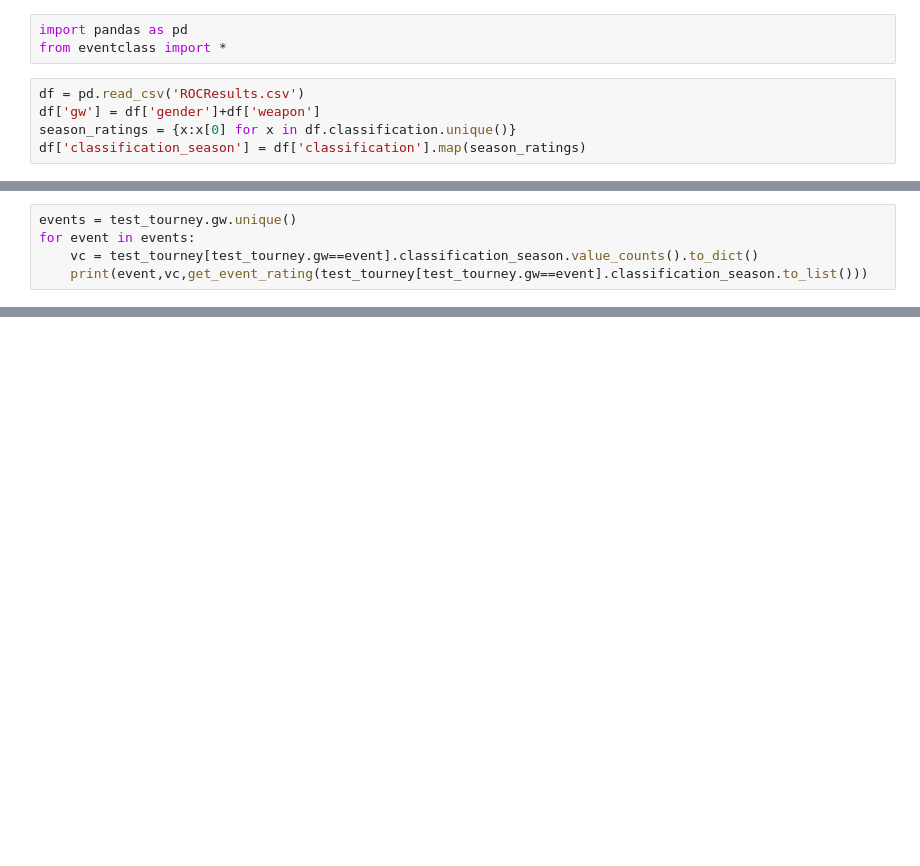
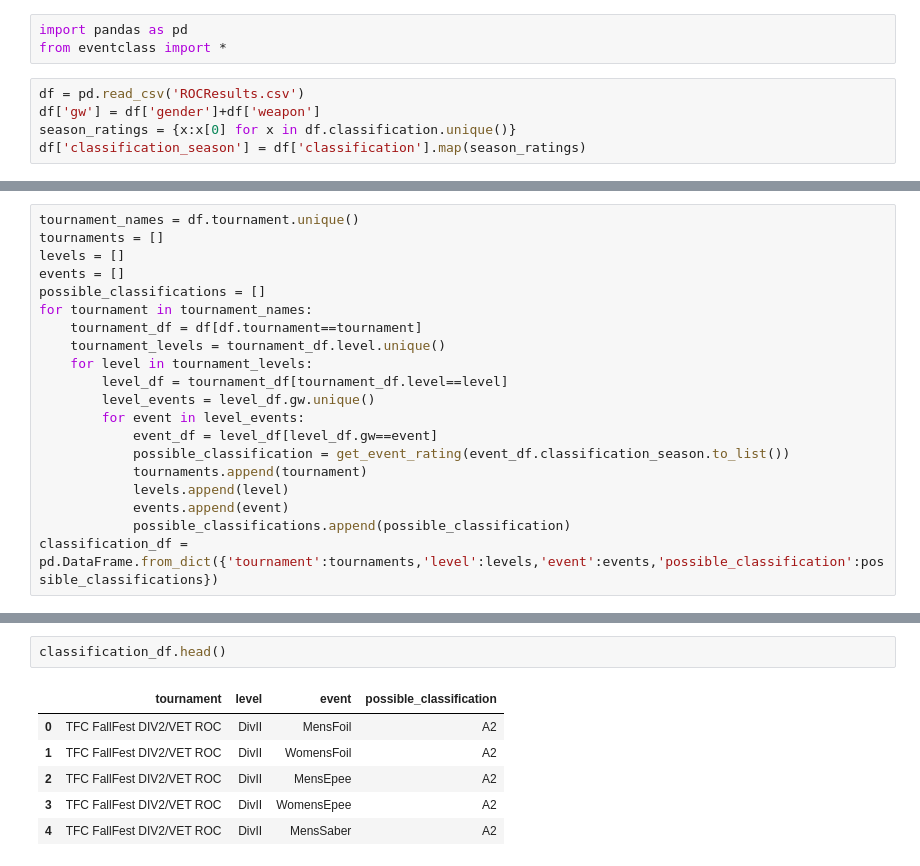
Before and after one commit to emace593/usafencing, a Jupyter notebook: testbed.ipynb, the cells around one changed output, grey strips where cells are left out. Saved outputs shown, nothing was run; the diff lists cells and outputs as text; blank space fills up the shorter version.

```diff
--- a/testbed.ipynb
+++ b/testbed.ipynb
@@ -29,5 +8,0 @@ get_event_rating(test_event.classification_season.to_list())
-# %%
-events = test_tourney.gw.unique()
-for event in events:
-    vc = test_tourney[test_tourney.gw==event].classification_season.value_counts().to_dict()
-    print(event,vc,get_event_rating(test_tourney[test_tourney.gw==event].classification_season.to_list()))
@@ -40,0 +17,20 @@ WomensSaber {'U': 11, 'E': 6, 'C': 2, 'D': 1} D1
+# %%
+tournament_names = df.tournament.unique()
+tournaments = []
+levels = []
+events = []
+possible_classifications = []
+for tournament in tournament_names:
+    tournament_df = df[df.tournament==tournament]
+    tournament_levels = tournament_df.level.unique()
+    for level in tournament_levels:
+        level_df = tournament_df[tournament_df.level==level]
+        level_events = level_df.gw.unique()
+        for event in level_events:
+            event_df = level_df[level_df.gw==event]
+            possible_classification = get_event_rating(event_df.classification_season.to_list())
+            tournaments.append(tournament)
+            levels.append(level)
+            events.append(event)
+            possible_classifications.append(possible_classification)
+classification_df = pd.DataFrame.from_dict({'tournament':tournaments,'level':levels,'event':events,'possible_classification':possible_classifications})
@@ -40,0 +55,9 @@ WomensSaber {'U': 11, 'E': 6, 'C': 2, 'D': 1} D1
+# %%
+classification_df.head()
+# %% [output]
+|  | tournament | level | event | possible_classification |
+| 0 | TFC FallFest DIV2/VET ROC | DivII | MensFoil | A2 |
+| 1 | TFC FallFest DIV2/VET ROC | DivII | WomensFoil | A2 |
+| 2 | TFC FallFest DIV2/VET ROC | DivII | MensEpee | A2 |
+| 3 | TFC FallFest DIV2/VET ROC | DivII | WomensEpee | A2 |
+| 4 | TFC FallFest DIV2/VET ROC | DivII | MensSaber | A2 |
```
Also changed, not shown: parts of 8 cells of this notebook, 2 other files.
